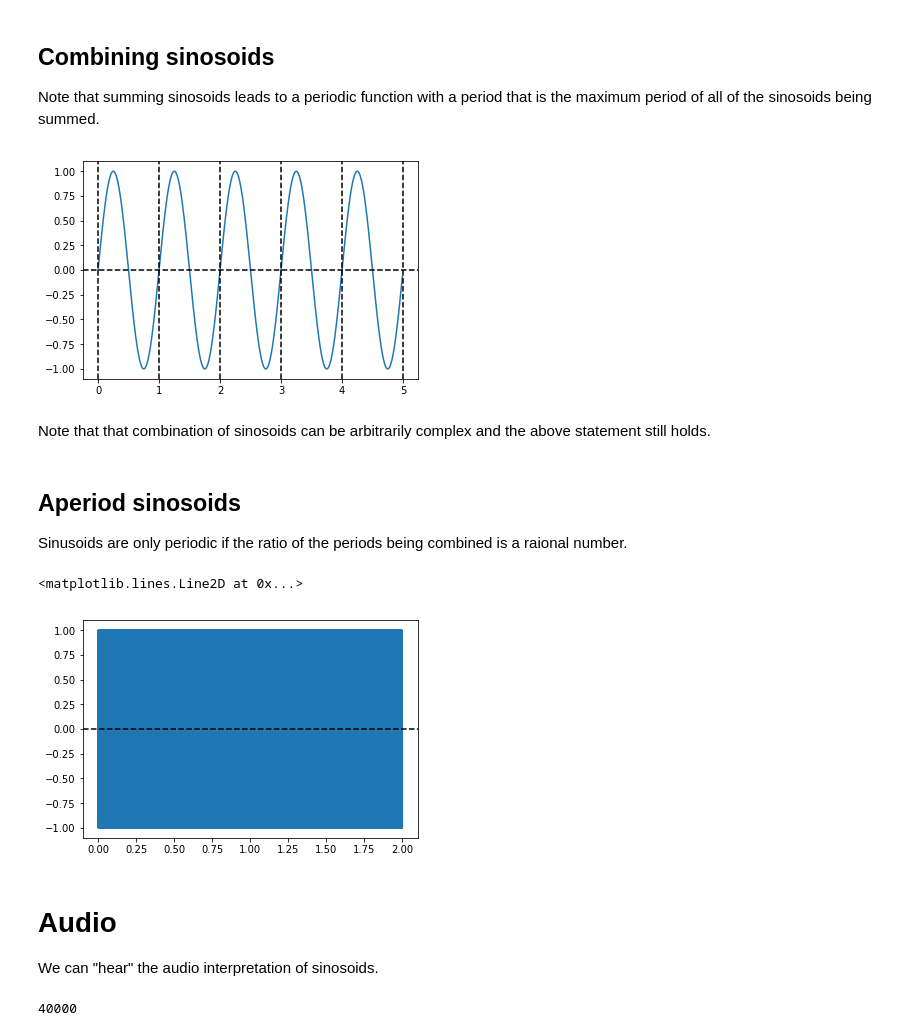
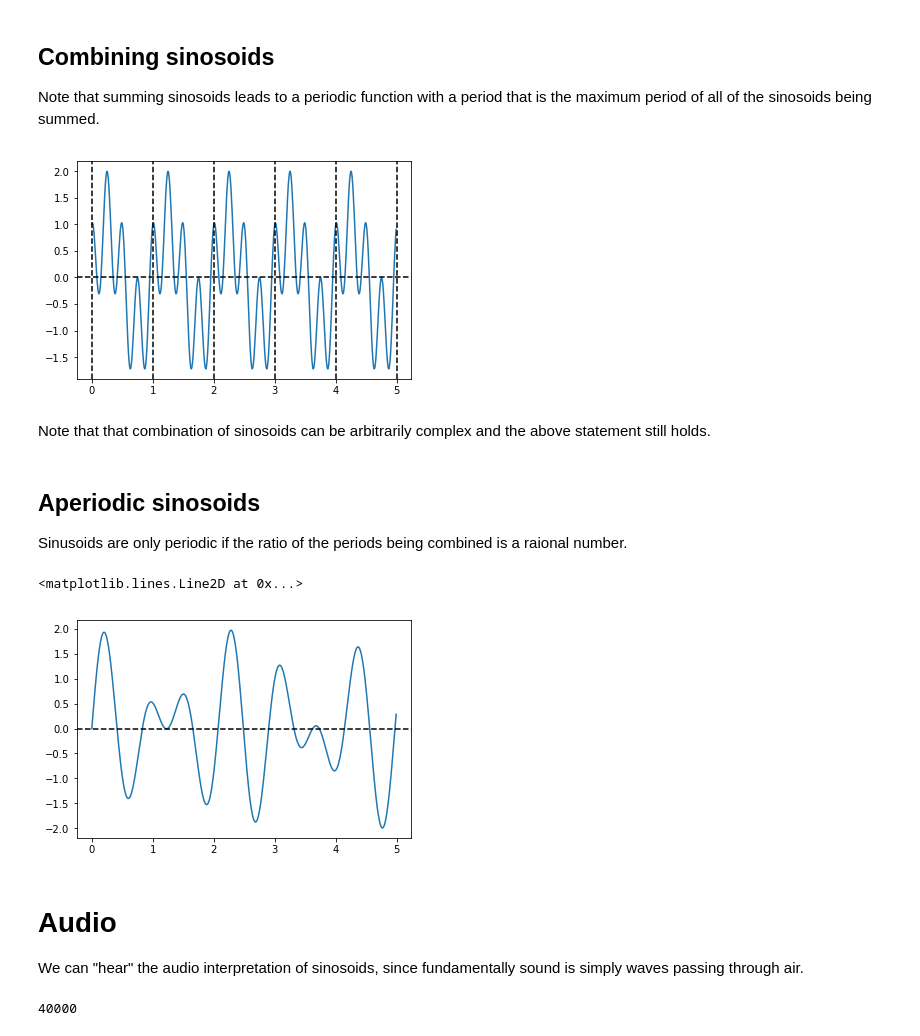
Before and after one commit to bradshawben/signal-processing, a Jupyter notebook: notebooks/01-Fourier-Series.ipynb, the cells around one changed output. Saved outputs shown, nothing was run; the diff lists cells and outputs as text; code cells hidden in the pictures.

```diff
--- a/notebooks/01-Fourier-Series.ipynb
+++ b/notebooks/01-Fourier-Series.ipynb
@@ -36,7 +36,7 @@ Note that the sine function above has period one. For a general sinosoid of the
 Note that summing sinosoids leads to a periodic function with a period that is the maximum period of all of the sinosoids being summed.
 # %%
 def sinosoid(x):
-    return np.sin(2*np.pi*x)
+    return np.sin(2*np.pi*x) + np.cos(4*2*np.pi*x)
 
 sin_out = sinosoid(arange)
 
@@ -46,29 +46,29 @@ plt.axhline(y=0, linestyle='--', color='black')
 for i in range(0, 6):
     plt.axvline(x=i, linestyle='--', color='black')
 # %% [output]
-[figure, old version]
+[figure, new version]
 # %% [markdown]
 Note that that combination of sinosoids can be arbitrarily complex and the above statement still holds.
 # %% [markdown]
-## Aperiod sinosoids
+## Aperiodic sinosoids
 
 Sinusoids are only periodic if the ratio of the periods being combined is a raional number.
 # %%
 def sinosoid(x):
-    return np.sin(2*440*np.pi*x)
+    return np.sin(2*np.pi*x) + np.sin(np.sqrt(2)*2*np.pi*x)
 
-sin_out = sinosoid(np.arange(0, 2, 0.00001))
+sin_out = sinosoid(arange)
 
 plt.figsize=(20, 4)
-plt.plot(np.arange(0, 2, 0.00001), sin_out)
+plt.plot(arange, sin_out)
 plt.axhline(y=0, linestyle='--', color='black')
 # %% [output]
 <matplotlib.lines.Line2D at 0x...>
-[figure, old version]
+[figure, new version]
 # %% [markdown]
 # Audio
 
-We can "hear" the audio interpretation of sinosoids.
+We can "hear" the audio interpretation of sinosoids, since fundamentally sound is simply waves passing through air.
 # %%
 from IPython.display import Audio
 # %%
```
